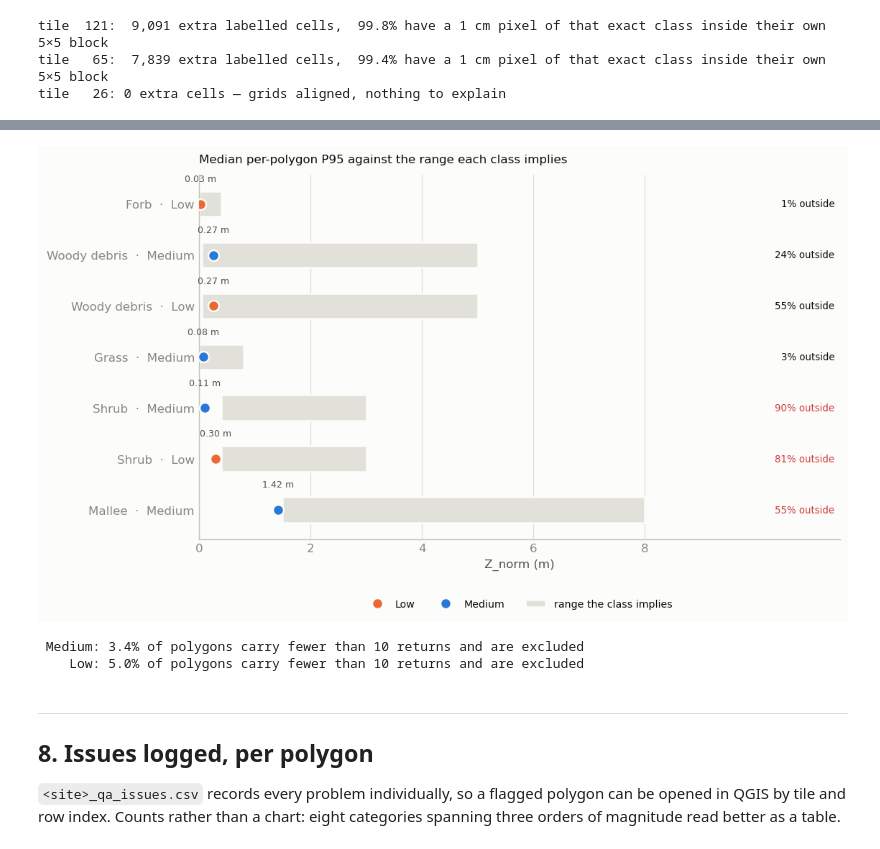
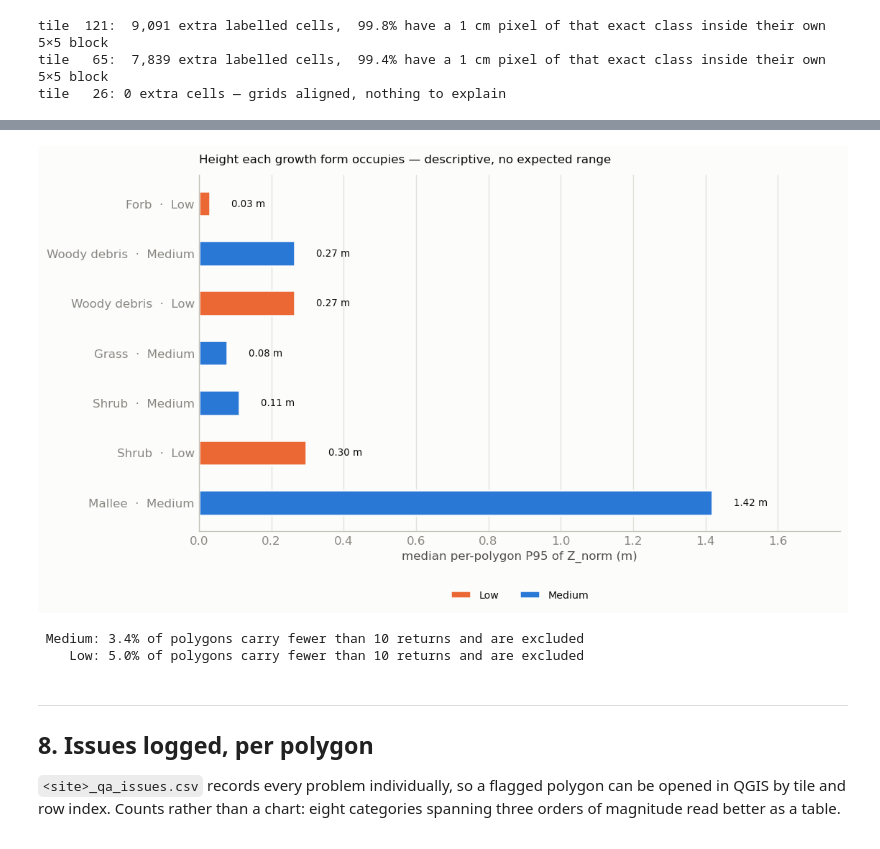
Before and after one commit to LNSOTOM/fvc_structure, a Jupyter notebook: phase_3_2D_imagery_prep/step_3_label_quality/notebooks/01_label_quality_assessment.ipynb, the cells around one changed output, grey strips where cells are left out. Cells and saved outputs as stored; diff of their text form; code cells hidden in the pictures.

```diff
--- a/phase_3_2D_imagery_prep/step_3_label_quality/notebooks/01_label_quality_assessment.ipynb
+++ b/phase_3_2D_imagery_prep/step_3_label_quality/notebooks/01_label_quality_assessment.ipynb
@@ -168,8 +173,9 @@ rows = []
 for cond in CONDITIONS:
     d = DATA[cond]
     a, tiles, issues = d['avg'], d['per_tile'], d['issues']
-    worst_h = max(((n, a.get(f'Height outliers {n} (%)')) for n in CLASS_LABELS.values()
-                   if pd.notna(a.get(f'Height outliers {n} (%)'))),
+    # Descriptive only: growth form implies no height, so there is no verdict to report.
+    tallest = max(((n, a.get(f'P95 Znorm {n} (m)')) for n in CLASS_LABELS.values()
+                   if pd.notna(a.get(f'P95 Znorm {n} (m)'))),
                   key=lambda kv: kv[1], default=None)
     misaligned = int((tiles['5 cm grid offset (cm)'] > 0).sum())
     rows.append({
@@ -184,8 +190,8 @@ for cond in CONDITIONS:
         'IoU vector → 1 cm': fmt_range(a, 'IoU raster'),
         'IoU 1 cm → 5 cm': fmt_range(a, 'IoU 5 cm')
                            + (f'  ⚠ {misaligned}/{len(tiles)} tiles grid-misaligned' if misaligned else ''),
-        f'Top-of-canopy P{CANOPY_PERCENTILE}': 'not measured (no LAS matched)' if worst_h is None
-            else f'worst {worst_h[0]} {worst_h[1]:.0f}% outside range' + (' ⚠' if worst_h[1] > 50 else ''),
+        f'Top-of-canopy P{CANOPY_PERCENTILE}': 'not measured (no LAS matched)' if tallest is None
+            else f'{tallest[0].lower()} tallest at {tallest[1]:.2f} m (descriptive)',
         'Reproducibility': 'not measured — needs a repeat delineation',
     })
 
@@ -433,46 +446,34 @@ implausible by construction. Both sites are charted; the classes each one contai
 # %%
 # One row per (class, site) that has height data.
 entries = [(n, c) for n in CLASS_LABELS.values() for c in CONDITIONS
            if pd.notna(DATA[c]['avg'].get(f'P95 Znorm {n} (m)'))]
 
-fig, ax = plt.subplots(figsize=(9.5, 0.52 * len(entries) + 2.0))
-for i, (name, cond) in enumerate(entries):
-    lo, hi = HEIGHT_RANGES[ID_BY_NAME[name]]
-    ax.barh(i, hi - lo, left=lo, height=0.5, color=GRID, edgecolor=SURFACE, linewidth=1.5,
-            zorder=1, label='range the class implies' if i == 0 else None)
-
+fig, ax = plt.subplots(figsize=(9.5, 0.52 * len(entries) + 1.9))
 seen = set()
 for i, (name, cond) in enumerate(entries):
-    a = DATA[cond]['avg']
-    med = a[f'P95 Znorm {name} (m)']
-    lo, hi = HEIGHT_RANGES[ID_BY_NAME[name]]
-    inside = lo <= med <= hi
-    ax.plot([med], [i], linestyle='none', marker='o', markersize=9, zorder=3,
-            color=COLOUR[cond], markeredgecolor=SURFACE, markeredgewidth=1.5,
+    med = DATA[cond]['avg'][f'P95 Znorm {name} (m)']
+    ax.barh(i, med, height=0.5, color=COLOUR[cond], edgecolor=SURFACE, linewidth=1.5,
             label=cond if cond not in seen else None)
     seen.add(cond)
-    ax.text(med, i - 0.40, f'{med:.2f} m', va='bottom', ha='center', color=INK_2, fontsize=7.5)
-    ax.text(11.4, i, f"{a[f'Height outliers {name} (%)']:.0f}% outside",
-            va='center', ha='right', color=INK if inside else '#d03b3b', fontsize=8)
+    ax.text(med + 0.06, i, f'{med:.2f} m', va='center', ha='left', color=INK, fontsize=8)
 
 ax.set_yticks(np.arange(len(entries)),
               [f'{name}  ·  {cond}' for name, cond in entries])
 ax.invert_yaxis()
-ax.set_xlim(0, 11.5)
-ax.set_xticks([0, 2, 4, 6, 8])
-ax.set_xlabel('Z_norm (m)')
-ax.set_title(f'Median per-polygon P{CANOPY_PERCENTILE} against the range each class implies',
+ax.set_xlim(0, max(DATA[c]['avg'][f'P95 Znorm {n} (m)'] for n, c in entries) * 1.25)
+ax.set_xlabel(f'median per-polygon P{CANOPY_PERCENTILE} of Z_norm (m)')
+ax.set_title('Height each growth form occupies — descriptive, no expected range',
              loc='left', fontsize=10, pad=10)
-ax.legend(ncols=3, loc='upper center', bbox_to_anchor=(0.5, -0.14), fontsize=8.5)
+ax.legend(ncols=2, loc='upper center', bbox_to_anchor=(0.5, -0.14), fontsize=8.5)
 tidy(ax)
 plt.tight_layout()
 plt.show()
 
 for cond in CONDITIONS:
     print(f"{cond:>7}: {DATA[cond]['avg']['Polygons with too few returns (%)']:.1f}% of polygons "
           'carry fewer than 10 returns and are excluded')
 # %% [output]
-[figure, old version]
+[figure, new version]
  Medium: 3.4% of polygons carry fewer than 10 returns and are excluded
     Low: 5.0% of polygons carry fewer than 10 returns and are excluded
 # %% [markdown]
```
Also changed, not shown: parts of 6 cells of this notebook.
